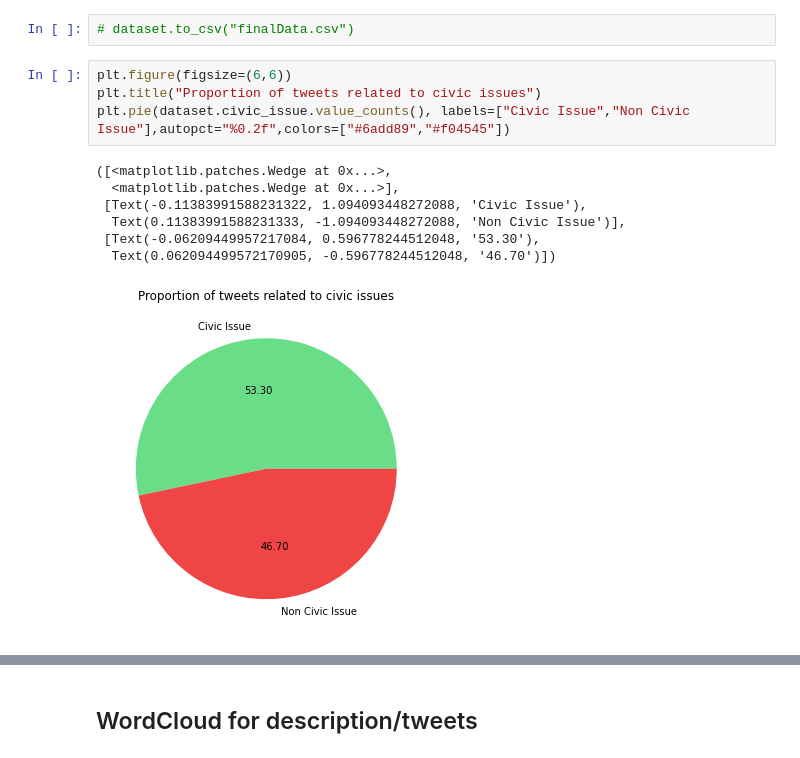
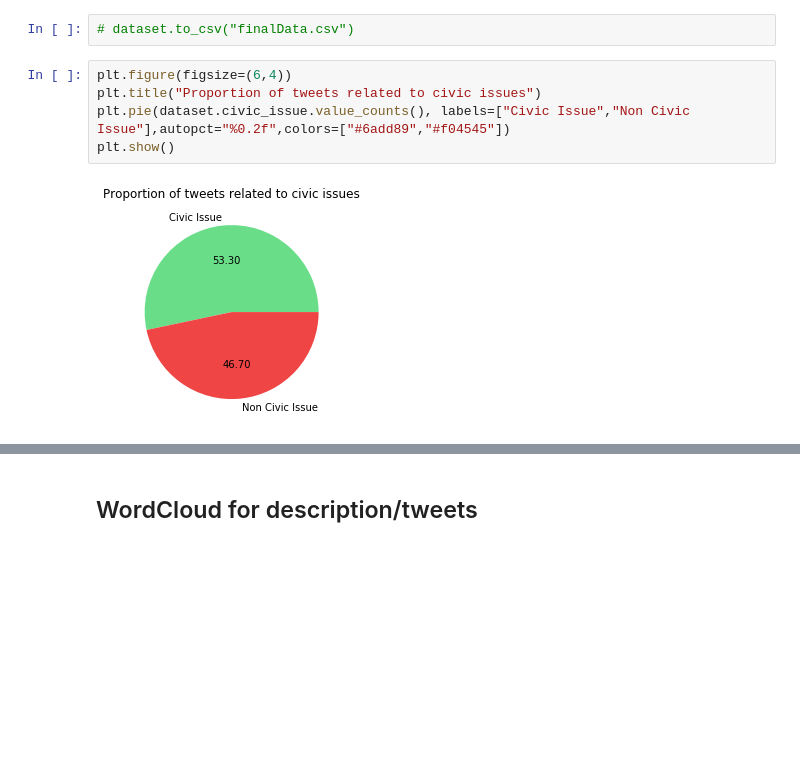
Before and after one commit to ShriyaShankar/mini-project, a Jupyter notebook: EDA.ipynb, the cells around one changed output, grey strips where cells are left out. Drawn from its saved outputs; the diff is of its cells as text; blank space fills up the shorter version.

```diff
--- a/EDA.ipynb
+++ b/EDA.ipynb
@@ -36,17 +40,12 @@ dataset.count()'''
 # %%
 # dataset.to_csv("finalData.csv")
 # %%
-plt.figure(figsize=(6,6))
+plt.figure(figsize=(6,4))
 plt.title("Proportion of tweets related to civic issues")
 plt.pie(dataset.civic_issue.value_counts(), labels=["Civic Issue","Non Civic Issue"],autopct="%0.2f",colors=["#6add89","#f04545"])
+plt.show()
 # %% [output]
-([<matplotlib.patches.Wedge at 0x...>,
-  <matplotlib.patches.Wedge at 0x...>],
- [Text(-0.11383991588231322, 1.094093448272088, 'Civic Issue'),
-  Text(0.11383991588231333, -1.094093448272088, 'Non Civic Issue')],
- [Text(-0.06209449957217084, 0.596778244512048, '53.30'),
-  Text(0.062094499572170905, -0.596778244512048, '46.70')])
-[figure, old version]
+[figure, new version]
 # %%
 civic = dataset[dataset["civic_issue"]==1]
 civic.count()
```
Also changed, not shown: parts of 7 cells of this notebook, 2 other files.
